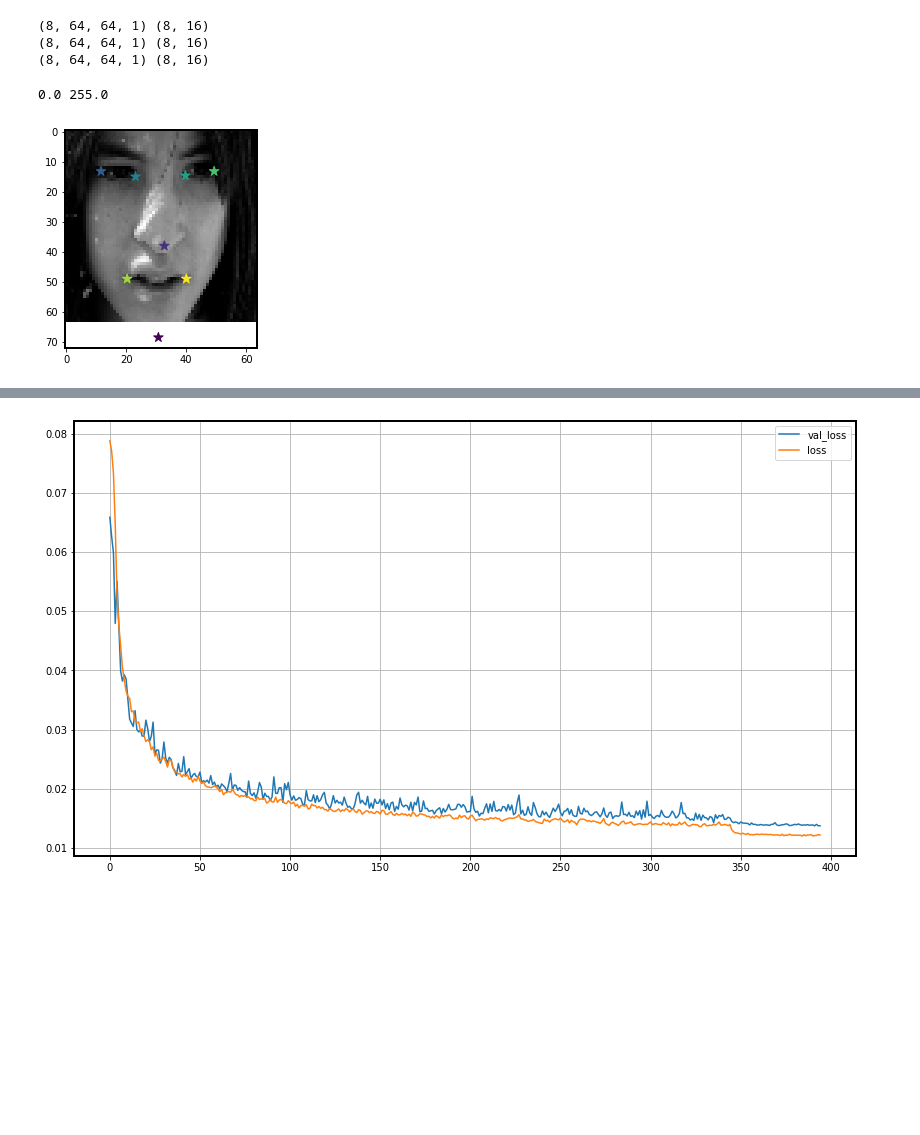
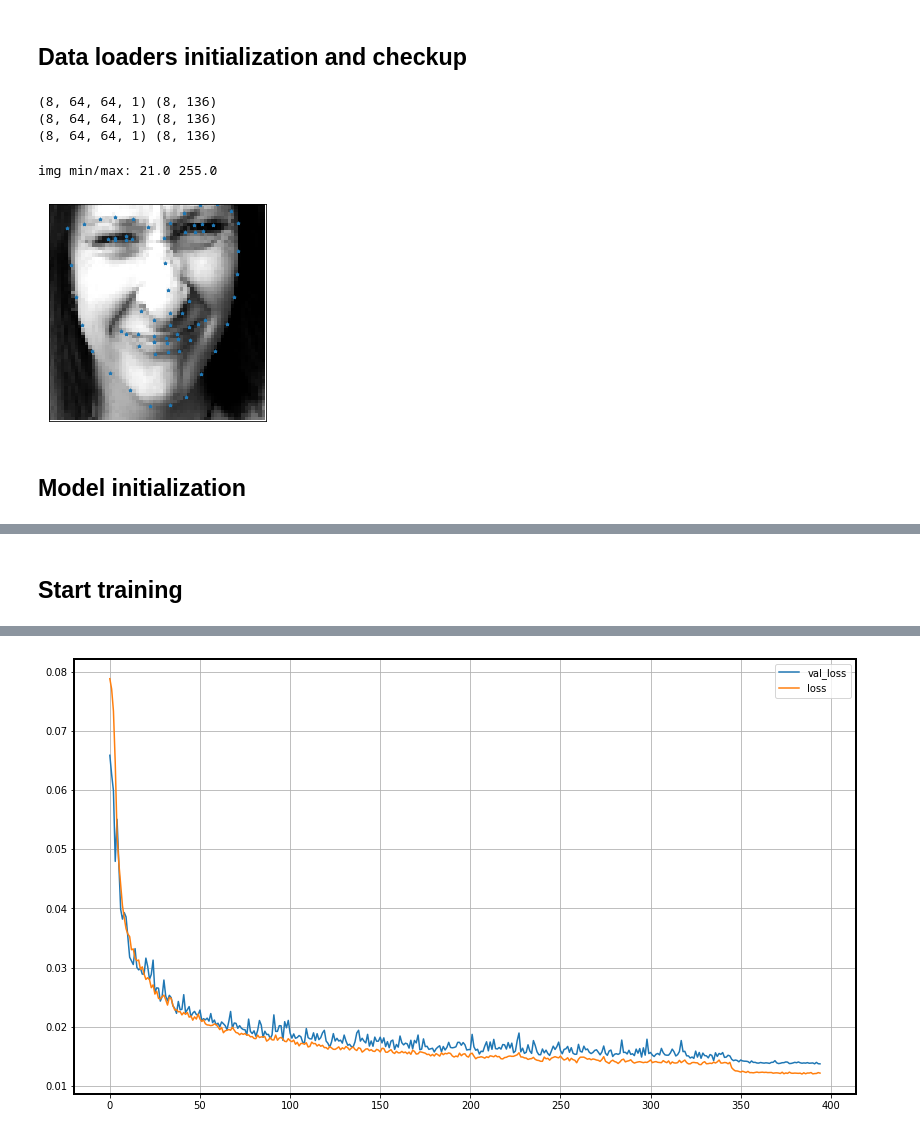
Before and after one commit to binrey/fast_face_landmarks_2D3D, a Jupyter notebook: Train2D.ipynb, the cells around one changed output, grey strips where cells are left out. Cells and saved outputs as stored; diff of their text form; code cells hidden in the pictures; blank space fills up the shorter version.

```diff
--- a/Train2D.ipynb
+++ b/Train2D.ipynb
@@ -37,43 +22,49 @@ os.environ["CUDA_VISIBLE_DEVICES"] = "2"
+# %%
+data_dir = "300W"
+project_name = "new"
+imsize = (64, 64)
+used_lmarks = None
 # %%
-data_dir = "/media/hdd/public/Datasets/faces/300W"
-imsize = (64, 64)
+# Choise only needed landmarks or skip this cell
 used_lmarks = []
 for i in [8, 30, 36, 39, 42, 45, 48, 54]:
     used_lmarks += list(range(i*2, i*2+2))
+# %% [markdown]
+## Data loaders initialization and checkup
 # %%
 loader_train = Loader2D(data_dir=os.path.join(data_dir, "train_crop"),
                         img_size=imsize,
                         valid_size=0,
-                        annotation_file="annotations.txt",
-                        augmenter=Aug2D(imsize),
+                        augmenter=Aug2D(),
                         used_lmarks=used_lmarks
                        )
 loader_valid = Loader2D(data_dir=os.path.join(data_dir, "test_crop"),
                         img_size=imsize,
                         valid_size=1,
-                        annotation_file="annotations.txt",
-                        augmenter=Aug2D(imsize),
+                        augmenter=None,
                         used_lmarks=used_lmarks
                        )
 # %%
-# Test generator
+# Test a generator
 n = 0
-for x, y in Generator(loader_train, 8).get_iterator(train=True):
+for x, y in Generator(loader_valid, 8).get_iterator(train=False):
     n += 1
     print(x.shape, y.shape)
     if n >= 3:
         break
 # %% [output]
-(8, 64, 64, 1) (8, 16)
-(8, 64, 64, 1) (8, 16)
-(8, 64, 64, 1) (8, 16)
+(8, 64, 64, 1) (8, 136)
+(8, 64, 64, 1) (8, 136)
+(8, 64, 64, 1) (8, 136)
 # %%
-x, y = loader_train.get_item(loader_train.train_set[np.random.randint(100)])
-show_xy(x, y)
-print(x.min(), x.max())
+x, y = loader_train.get_item(loader_train.train_set[np.random.randint(10)])
+plot2D(x, y.reshape(-1, 2))
+print("image min/max:", x.min(), x.max())
 # %% [output]
-0.0 255.0
+img min/max: 21.0 255.0
-[figure, old version]
+[figure, new version]
+# %% [markdown]
+## Model initialization
 # %%
 from models import vanilla, fconv2d
 
@@ -106 +96,3 @@ model.compile(loss="mean_absolute_error", optimizer=optimizers.Adam())
+# %% [markdown]
+## Start training
 # %%
```
Also changed, not shown: parts of 9 cells of this notebook, 4 other files.
